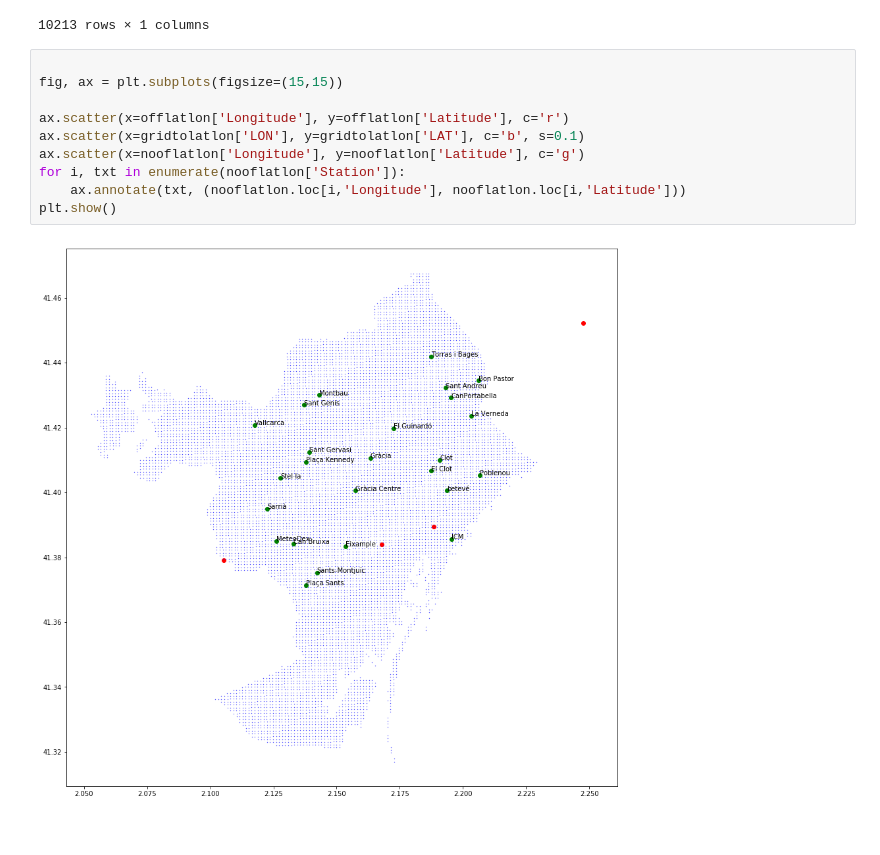
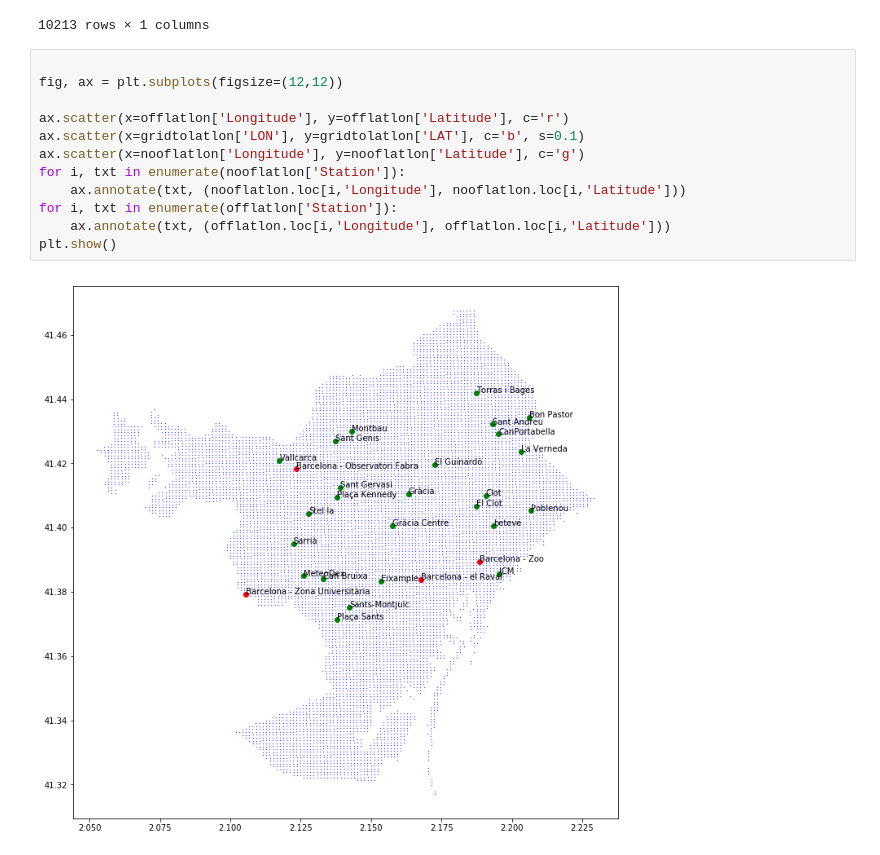
Before and after one commit to BielStela/climate_challenge, a Jupyter notebook: Untitled.ipynb, the cells around one changed output. Saved outputs shown, nothing was run; the diff lists cells and outputs as text.

```diff
--- a/Untitled.ipynb
+++ b/Untitled.ipynb
@@ -324,13 +324,15 @@ real_2012.groupby(by='idx').agg({'T_MEAN':'mean'})
 10213 rows × 1 columns
 # %%
 
-fig, ax = plt.subplots(figsize=(15,15))
+fig, ax = plt.subplots(figsize=(12,12))
 
 ax.scatter(x=offlatlon['Longitude'], y=offlatlon['Latitude'], c='r')
 ax.scatter(x=gridtolatlon['LON'], y=gridtolatlon['LAT'], c='b', s=0.1)
 ax.scatter(x=nooflatlon['Longitude'], y=nooflatlon['Latitude'], c='g')
 for i, txt in enumerate(nooflatlon['Station']):
     ax.annotate(txt, (nooflatlon.loc[i,'Longitude'], nooflatlon.loc[i,'Latitude']))
+for i, txt in enumerate(offlatlon['Station']):
+    ax.annotate(txt, (offlatlon.loc[i,'Longitude'], offlatlon.loc[i,'Latitude']))
 plt.show()
 # %% [output]
-[figure, old version]
+[figure, new version]
```
Also changed, not shown: parts of 1 cell of this notebook, 1 other file.
